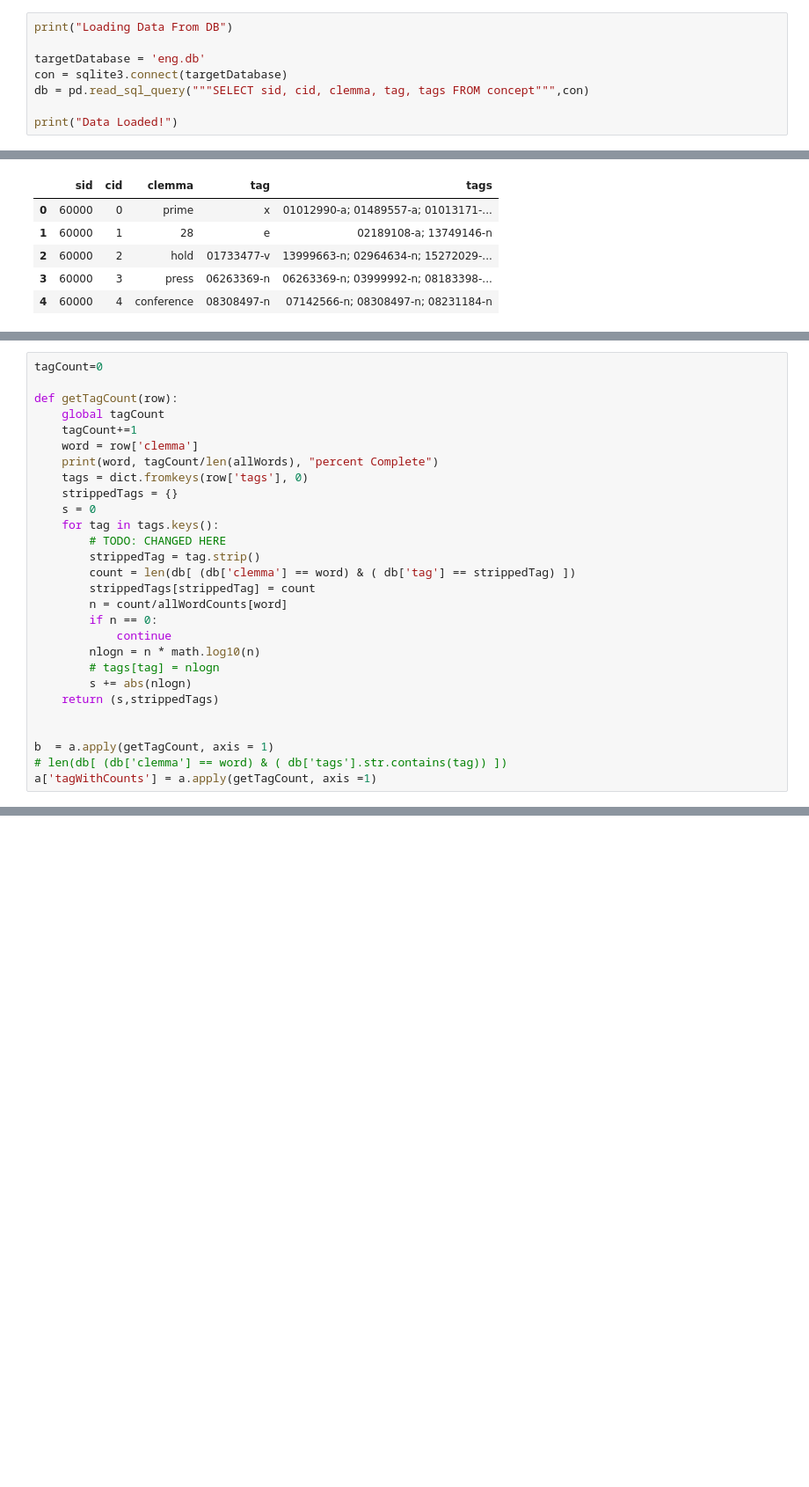
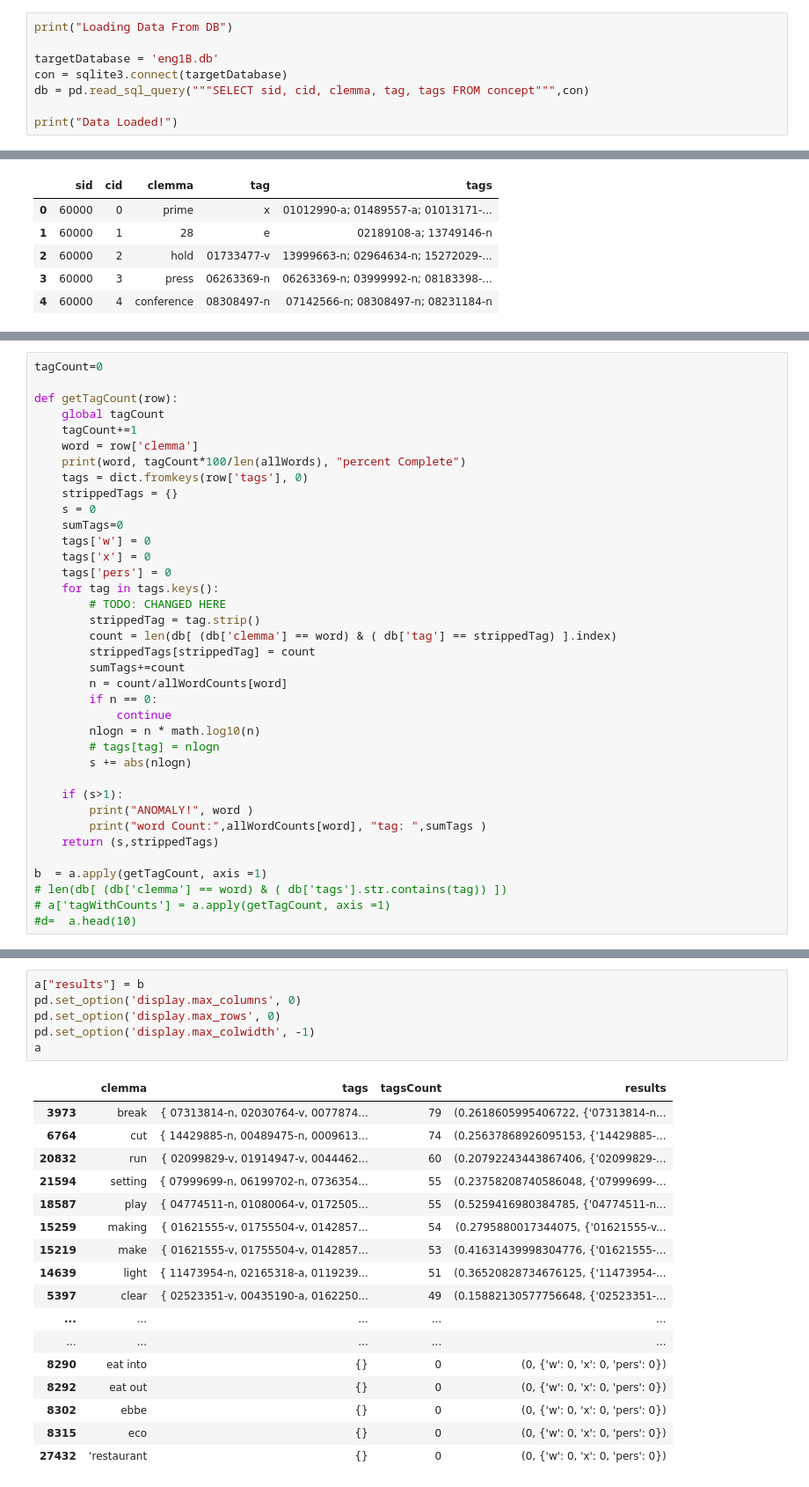
Before and after one commit to agoraoptera/FYP-Entropy, a Jupyter notebook: entropyREAL.ipynb, the cells around one changed output, grey strips where cells are left out. Shown at 88% size. Cells and saved outputs as stored; diff of their text form; blank space fills up the shorter version.

```diff
--- a/entropyREAL.ipynb
+++ b/entropyREAL.ipynb
@@ -8,7 +8,7 @@ import pandas as pd
 # %%
 print("Loading Data From DB")
 
-targetDatabase = 'eng.db'
+targetDatabase = 'eng1B.db'
 con = sqlite3.connect(targetDatabase)
 db = pd.read_sql_query("""SELECT sid, cid, clemma, tag, tags FROM concept""",con)
 
@@ -121,25 +111,34 @@ def getTagCount(row):
     global tagCount
     tagCount+=1
     word = row['clemma']
-    print(word, tagCount/len(allWords), "percent Complete")
+    print(word, tagCount*100/len(allWords), "percent Complete")
     tags = dict.fromkeys(row['tags'], 0)
     strippedTags = {}
     s = 0
+    sumTags=0
+    tags['w'] = 0
+    tags['x'] = 0
+    tags['pers'] = 0
     for tag in tags.keys():
         # TODO: CHANGED HERE
         strippedTag = tag.strip()
-        count = len(db[ (db['clemma'] == word) & ( db['tag'] == strippedTag) ])
+        count = len(db[ (db['clemma'] == word) & ( db['tag'] == strippedTag) ].index)
         strippedTags[strippedTag] = count
+        sumTags+=count
         n = count/allWordCounts[word]
         if n == 0:
             continue
         nlogn = n * math.log10(n)
         # tags[tag] = nlogn
         s += abs(nlogn)
+
+    if (s>1):
+        print("ANOMALY!", word )
+        print("word Count:",allWordCounts[word], "tag: ",sumTags )
     return (s,strippedTags)
 
-
-b  = a.apply(getTagCount, axis = 1)
+b  = a.apply(getTagCount, axis =1)
 # len(db[ (db['clemma'] == word) & ( db['tags'].str.contains(tag)) ])
-a['tagWithCounts'] = a.apply(getTagCount, axis =1)
+# a['tagWithCounts'] = a.apply(getTagCount, axis =1)
+#d=  a.head(10)
 # %% [output]
@@ -162,0 +162,24 @@ promotion_of_socialist_democratic_liberal_politics 199.99274731650712 percent Co
+# %%
+a["results"] = b
+pd.set_option('display.max_columns', 0)
+pd.set_option('display.max_rows', 0)
+pd.set_option('display.max_colwidth', -1)
+a
+# %% [output]
+|  | clemma | tags | tagsCount | results |
+| 3973 | break | { 07313814-n, 02030764-v, 0077874... | 79 | (0.2618605995406722, {'07313814-n... |
+| 6764 | cut | { 14429885-n, 00489475-n, 0009613... | 74 | (0.25637868926095153, {'14429885-... |
+| 20832 | run | { 02099829-v, 01914947-v, 0044462... | 60 | (0.20792243443867406, {'02099829-... |
+| 21594 | setting | { 07999699-n, 06199702-n, 0736354... | 55 | (0.23758208740586048, {'07999699-... |
+| 18587 | play | { 04774511-n, 01080064-v, 0172505... | 55 | (0.5259416980384785, {'04774511-n... |
+| 15259 | making | { 01621555-v, 01755504-v, 0142857... | 54 | (0.2795880017344075, {'01621555-v... |
+| 15219 | make | { 01621555-v, 01755504-v, 0142857... | 53 | (0.41631439998304776, {'01621555-... |
+| 14639 | light | { 11473954-n, 02165318-a, 0119239... | 51 | (0.36520828734676125, {'11473954-... |
+| 5397 | clear | { 02523351-v, 00435190-a, 0162250... | 49 | (0.15882130577756648, {'02523351-... |
+| ... | ... | ... | ... | ... |
+| ... | ... | ... | ... | ... |
+| 8290 | eat into | {} | 0 | (0, {'w': 0, 'x': 0, 'pers': 0}) |
+| 8292 | eat out | {} | 0 | (0, {'w': 0, 'x': 0, 'pers': 0}) |
+| 8302 | ebbe | {} | 0 | (0, {'w': 0, 'x': 0, 'pers': 0}) |
+| 8315 | eco | {} | 0 | (0, {'w': 0, 'x': 0, 'pers': 0}) |
+| 27432 | ‘restaurant | {} | 0 | (0, {'w': 0, 'x': 0, 'pers': 0}) |
```
Also changed, not shown: parts of 12 cells of this notebook.
